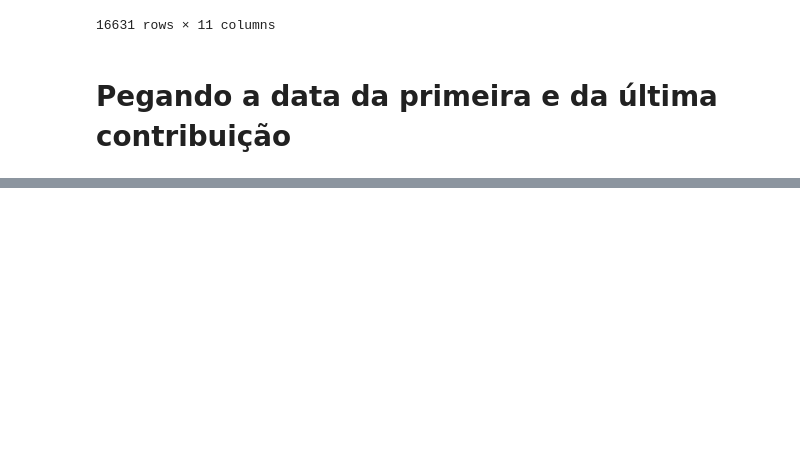
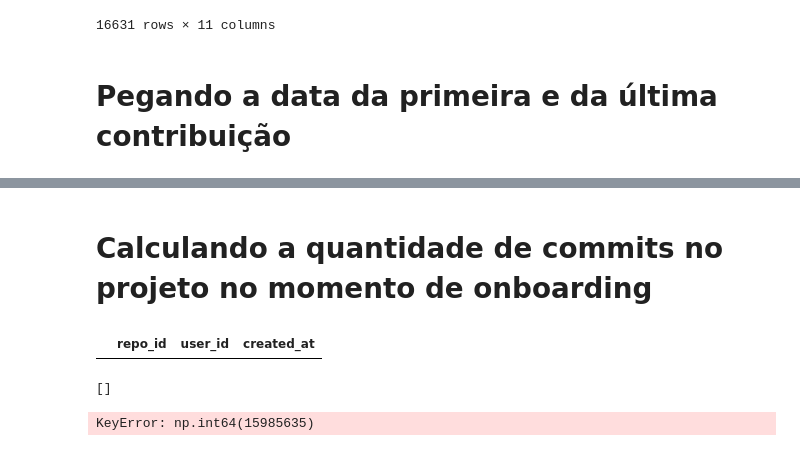
Before and after one commit to gusgewehr/OpenSourceEvaluationForFirstContribution, a Jupyter notebook: Evaluation.ipynb, the cells around one changed output, grey strips where cells are left out. Cells and saved outputs as stored; diff of their text form; code cells hidden in the pictures; blank space fills up the shorter version.

```diff
--- a/Evaluation.ipynb
+++ b/Evaluation.ipynb
@@ -206,7 +208,7 @@ df_onboardings
 # %% [markdown]
 # Pegando a data da primeira e da última contribuição
 # %%
-df_onboardings = pd.read_csv("onboarding.csv")
+df_onboardings = pd.read_csv("onboarding.csv", index_col=0)
 
 repos = df_onboardings['repo_id'].unique()
 # %%
@@ -253,0 +310,2 @@ Agora calculamos quantos commits cada projeto possui no momento de onboard do de
+# %% [markdown]
+# Calculando a quantidade de commits no projeto no momento de onboarding
@@ -253,0 +326,16 @@ Agora calculamos quantos commits cada projeto possui no momento de onboard do de
+# %%
+df_project_members[df_project_members['repo_id'] == 15985635]
+# %% [output]
+|  | repo_id | user_id | created_at |
+# %%
+repos_commits[19]
+# %% [output]
+[]
+# %%
+for file in dump_open_source_files:
+        chunk = pd.read_csv(join('open_source', file))
+        chunk_repos = chunk['project_id'].unique()
+        for repo in chunk_repos:
+                repos_commits[repo].append(chunk[chunk['project_id'] == repo])
+# %% [output]
+KeyError: np.int64(15985635)
```
Also changed, not shown: parts of 20 cells of this notebook.
